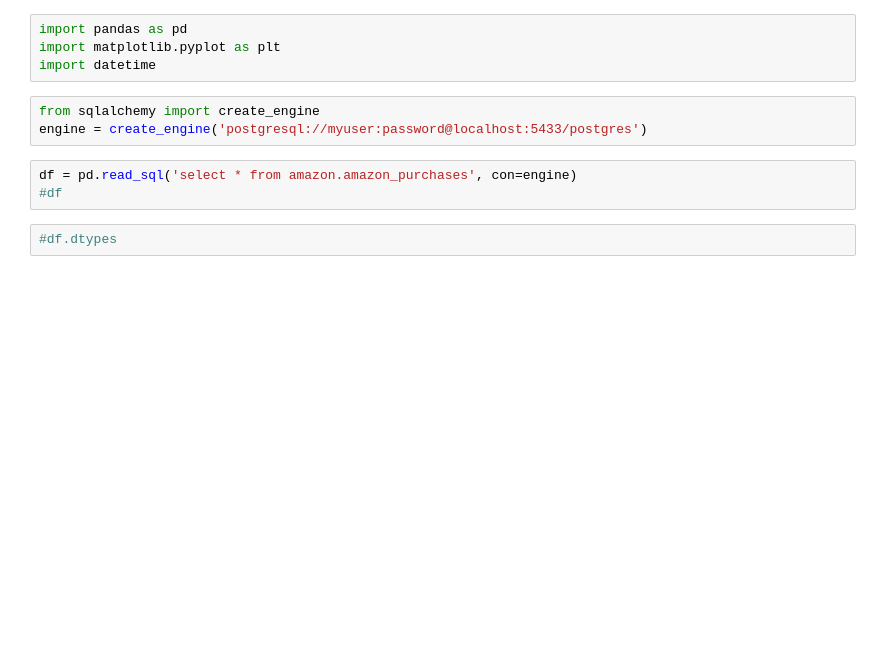
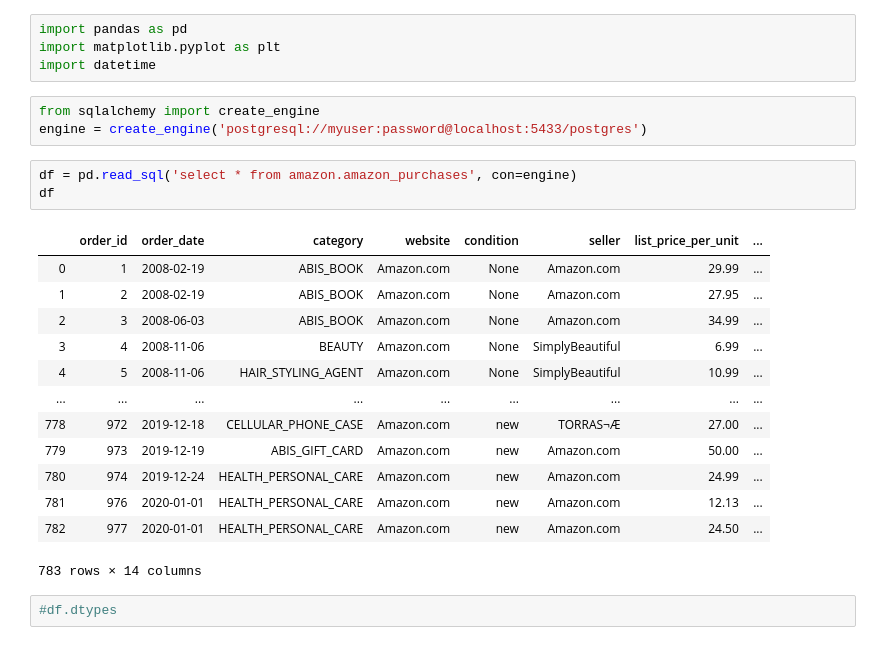
Before and after one commit to AmitSamra/DataEngineering.Labs.AirflowProject, a Jupyter notebook: amazon_visualization.ipynb, the cells around one changed output. Cells and saved outputs as stored; diff of their text form; blank space fills up the shorter version.

```diff
--- a/amazon_visualization.ipynb
+++ b/amazon_visualization.ipynb
@@ -7,7 +7,21 @@ from sqlalchemy import create_engine
 engine = create_engine('postgresql://myuser:password@localhost:5433/postgres')
 # %%
 df = pd.read_sql('select * from amazon.amazon_purchases', con=engine)
-#df
+df
+# %% [output]
+|  | order_id | order_date | category | website | condition | seller | list_price_per_unit | ... |
+| 0 | 1 | 2008-02-19 | ABIS_BOOK | Amazon.com | None | Amazon.com | 29.99 | ... |
+| 1 | 2 | 2008-02-19 | ABIS_BOOK | Amazon.com | None | Amazon.com | 27.95 | ... |
+| 2 | 3 | 2008-06-03 | ABIS_BOOK | Amazon.com | None | Amazon.com | 34.99 | ... |
+| 3 | 4 | 2008-11-06 | BEAUTY | Amazon.com | None | SimplyBeautiful | 6.99 | ... |
+| 4 | 5 | 2008-11-06 | HAIR_STYLING_AGENT | Amazon.com | None | SimplyBeautiful | 10.99 | ... |
+| ... | ... | ... | ... | ... | ... | ... | ... | ... |
+| 778 | 972 | 2019-12-18 | CELLULAR_PHONE_CASE | Amazon.com | new | TORRAS¬Æ | 27.00 | ... |
+| 779 | 973 | 2019-12-19 | ABIS_GIFT_CARD | Amazon.com | new | Amazon.com | 50.00 | ... |
+| 780 | 974 | 2019-12-24 | HEALTH_PERSONAL_CARE | Amazon.com | new | Amazon.com | 24.99 | ... |
+| 781 | 976 | 2020-01-01 | HEALTH_PERSONAL_CARE | Amazon.com | new | Amazon.com | 12.13 | ... |
+| 782 | 977 | 2020-01-01 | HEALTH_PERSONAL_CARE | Amazon.com | new | Amazon.com | 24.50 | ... |
+783 rows × 14 columns
 # %%
 #df.dtypes
 # %%
```
Also changed, not shown: parts of 9 cells of this notebook.
